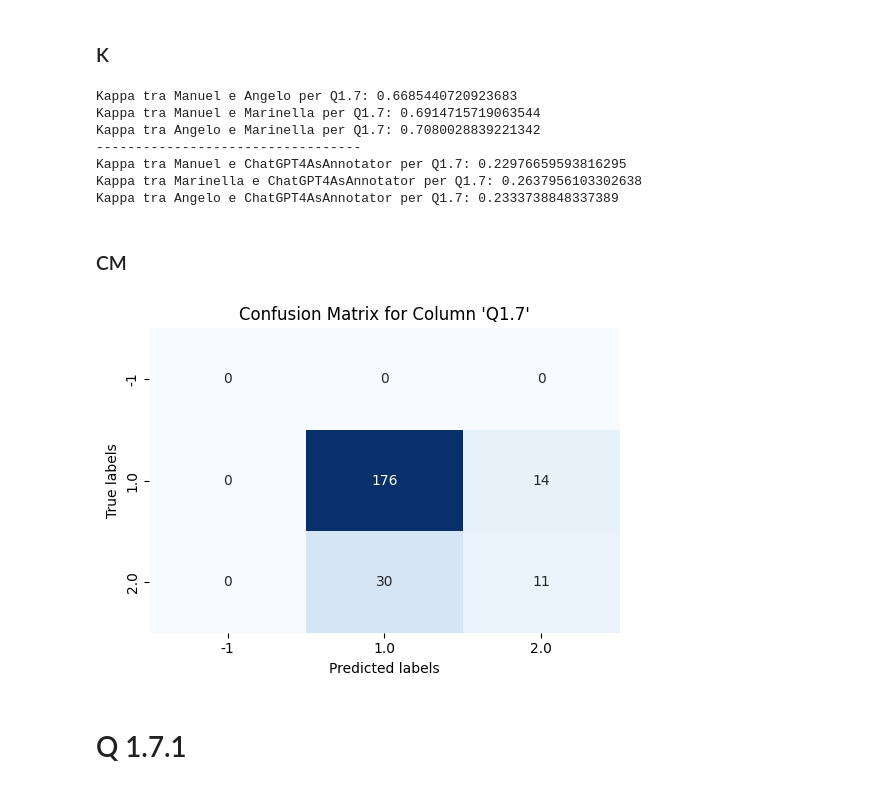
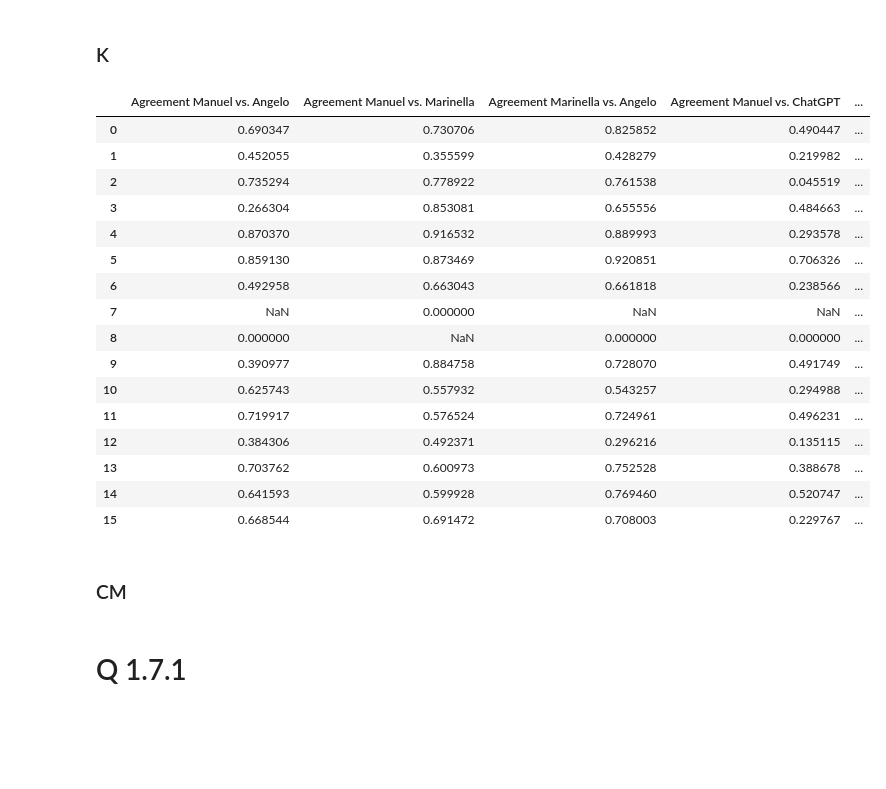
Before and after one commit to bianchi-john/ChatGPTAsAnnotator, a Jupyter notebook: Code/Comparison.ipynb, the cells around one changed output. Saved outputs shown, nothing was run; the diff lists cells and outputs as text; code cells hidden in the pictures; blank space fills up the shorter version.

Commit message:
Automatic prompt developed and table creator

```diff
--- a/Code/Comparison.ipynb
+++ b/Code/Comparison.ipynb
@@ -72,7 +87,7 @@ def inter_annotator_agreement(df, column_name, annotator1, annotator2, optional,
         merged_df[column_name + '_y'] = merged_df[column_name + '_y'].astype(str)
         agreement_score = cohen_kappa_score(merged_df[column_name+'_x'], merged_df[column_name+'_y'])
 
-    print('Kappa tra ' + annotator1 + ' e ' + annotator2 + ' per ' + column_name + ': ' + str(agreement_score))
+    return(agreement_score)
 # %% [markdown]
 ## Funzione per le metriche standard (balanced accuracy)
 # %%
@@ -1139,13 +1146,17 @@ array([4, 1])
 ### Calcolo di nuovo le performance
 # %%
 opzionale = False
-numerica = True
 
-inter_annotator_agreement(df, 'Q1.6_binary', 'Manuel', 'Angelo', opzionale, numerica)
-inter_annotator_agreement(df, 'Q1.6_binary', 'Manuel', 'Marinella', opzionale, numerica)
-inter_annotator_agreement(df, 'Q1.6_binary', 'Angelo', 'Marinella', opzionale, numerica)
-print('----------------------------------')
-inter_annotator_agreement(df, 'Q1.6_binary', 'Manuel', 'ChatGPT4AsAnnotator', opzionale, numerica)
-inter_annotator_agreement(df, 'Q1.6_binary', 'Marinella', 'ChatGPT4AsAnnotator', opzionale, numerica)
-inter_annotator_agreement(df, 'Q1.6_binary', 'Angelo', 'ChatGPT4AsAnnotator', opzionale, numerica)
+results.loc[14] = [
+    inter_annotator_agreement(df, 'Q1.6_binary', 'Manuel', 'Angelo', opzionale),
+    inter_annotator_agreement(df, 'Q1.6_binary', 'Manuel', 'Marinella', opzionale),
+    inter_annotator_agreement(df, 'Q1.6_binary', 'Angelo', 'Marinella', opzionale),
+    inter_annotator_agreement(df, 'Q1.6_binary', 'Manuel', 'ChatGPT4AsAnnotator', opzionale),
+    inter_annotator_agreement(df, 'Q1.6_binary', 'Marinella', 'ChatGPT4AsAnnotator', opzionale),
+    inter_annotator_agreement(df, 'Q1.6_binary', 'Angelo', 'ChatGPT4AsAnnotator', opzionale),
+    ""
+]
+
+
+results
 # %% [output]
@@ -1183,32 +1203,45 @@ array([ 1.,  2., -1.])
 # %%
 opzionale = False
 
-inter_annotator_agreement(df, 'Q1.7', 'Manuel', 'Angelo', opzionale)
-inter_annotator_agreement(df, 'Q1.7', 'Manuel', 'Marinella', opzionale)
-inter_annotator_agreement(df, 'Q1.7', 'Angelo', 'Marinella', opzionale)
-print('----------------------------------')
-inter_annotator_agreement(df, 'Q1.7', 'Manuel', 'ChatGPT4AsAnnotator', opzionale)
-inter_annotator_agreement(df, 'Q1.7', 'Marinella', 'ChatGPT4AsAnnotator', opzionale)
-inter_annotator_agreement(df, 'Q1.7', 'Angelo', 'ChatGPT4AsAnnotator', opzionale)
+results.loc[15] = [
+    inter_annotator_agreement(df, 'Q1.7', 'Manuel', 'Angelo', opzionale),
+    inter_annotator_agreement(df, 'Q1.7', 'Manuel', 'Marinella', opzionale),
+    inter_annotator_agreement(df, 'Q1.7', 'Angelo', 'Marinella', opzionale),
+    inter_annotator_agreement(df, 'Q1.7', 'Manuel', 'ChatGPT4AsAnnotator', opzionale),
+    inter_annotator_agreement(df, 'Q1.7', 'Marinella', 'ChatGPT4AsAnnotator', opzionale),
+    inter_annotator_agreement(df, 'Q1.7', 'Angelo', 'ChatGPT4AsAnnotator', opzionale),
+    ""
+]
+
+
+results
 # %% [output]
-Kappa tra Manuel e Angelo per Q1.7: 0.6685440720923683
-Kappa tra Manuel e Marinella per Q1.7: 0.6914715719063544
-Kappa tra Angelo e Marinella per Q1.7: 0.7080028839221342
-----------------------------------
-Kappa tra Manuel e ChatGPT4AsAnnotator per Q1.7: 0.22976659593816295
-Kappa tra Marinella e ChatGPT4AsAnnotator per Q1.7: 0.2637956103302638
-Kappa tra Angelo e ChatGPT4AsAnnotator per Q1.7: 0.2333738848337389
+|  | Agreement Manuel vs. Angelo | Agreement Manuel vs. Marinella | Agreement Marinella vs. Angelo | Agreement Manuel vs. ChatGPT | ... |
+| 0 | 0.690347 | 0.730706 | 0.825852 | 0.490447 | ... |
+| 1 | 0.452055 | 0.355599 | 0.428279 | 0.219982 | ... |
+| 2 | 0.735294 | 0.778922 | 0.761538 | 0.045519 | ... |
+| 3 | 0.266304 | 0.853081 | 0.655556 | 0.484663 | ... |
+| 4 | 0.870370 | 0.916532 | 0.889993 | 0.293578 | ... |
+| 5 | 0.859130 | 0.873469 | 0.920851 | 0.706326 | ... |
+| 6 | 0.492958 | 0.663043 | 0.661818 | 0.238566 | ... |
+| 7 | NaN | 0.000000 | NaN | NaN | ... |
+| 8 | 0.000000 | NaN | 0.000000 | 0.000000 | ... |
+| 9 | 0.390977 | 0.884758 | 0.728070 | 0.491749 | ... |
+| 10 | 0.625743 | 0.557932 | 0.543257 | 0.294988 | ... |
+| 11 | 0.719917 | 0.576524 | 0.724961 | 0.496231 | ... |
+| 12 | 0.384306 | 0.492371 | 0.296216 | 0.135115 | ... |
+| 13 | 0.703762 | 0.600973 | 0.752528 | 0.388678 | ... |
+| 14 | 0.641593 | 0.599928 | 0.769460 | 0.520747 | ... |
+| 15 | 0.668544 | 0.691472 | 0.708003 | 0.229767 | ... |
 # %% [markdown]
 ### CM
 # %%
 columns_to_consider = ["Q1.7"]
 possible_values = {
-    'Q1.7': ['-1', '1.0', '2.0'],
+    'Q1.7': ['-1', '1', '2'],
 }
 
-conf_matrices = calculate_confusion_matrix('Manuel','ChatGPT4AsAnnotator', columns_to_consider, possible_values)
+#conf_matrices = calculate_confusion_matrix('Manuel','ChatGPT4AsAnnotator', columns_to_consider, possible_values)
-# %% [output]
-[figure, removed]
 # %% [markdown]
 # Q 1.7.1
 # %% [markdown]
```
Also changed, not shown: parts of 44 cells of this notebook, 29 other files.
